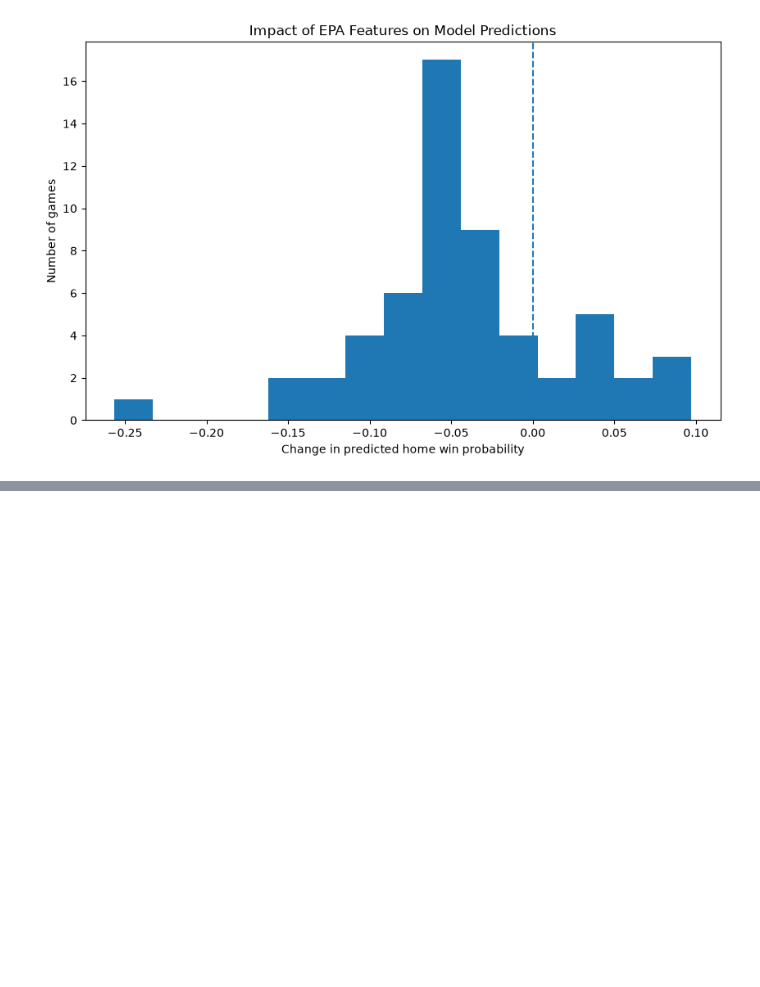
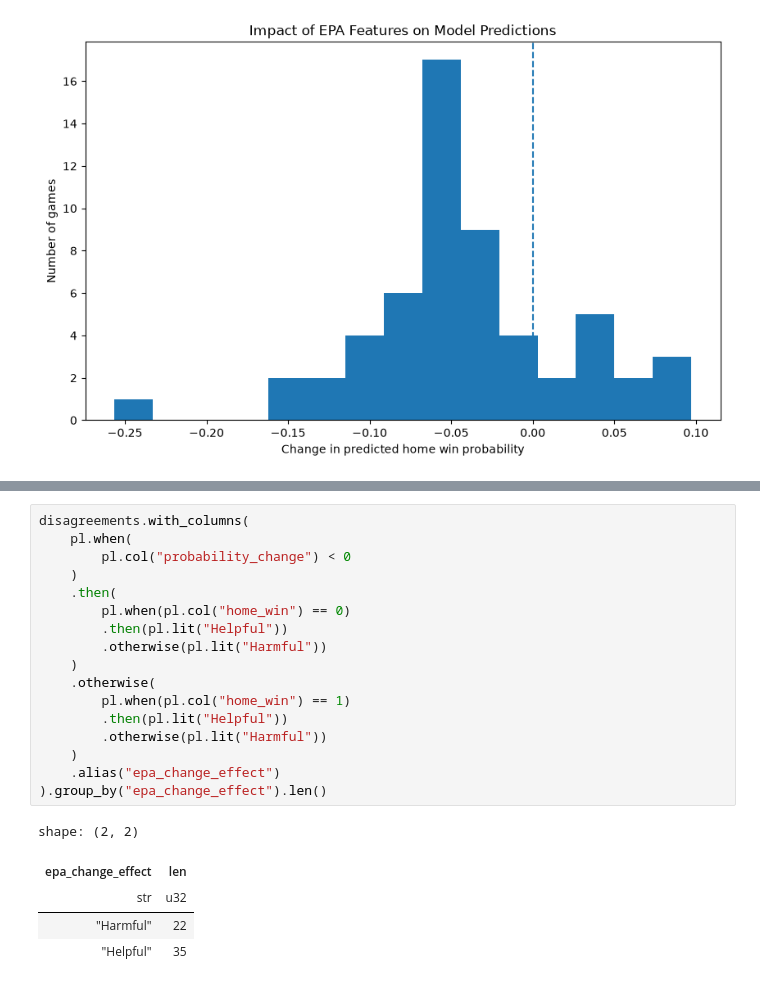
Before and after one commit to Joaquin2108/NFL-GamePredictor, a Jupyter notebook: Notebooks/modeling.ipynb, the cells around one changed output, grey strips where cells are left out. Saved outputs shown, nothing was run; the diff lists cells and outputs as text; blank space fills up the shorter version.

```diff
--- a/Notebooks/modeling.ipynb
+++ b/Notebooks/modeling.ipynb
@@ -870,0 +893,23 @@ shape: (57, 10)
+# %%
+disagreements.with_columns(
+    pl.when(
+        pl.col("probability_change") < 0
+    )
+    .then(
+        pl.when(pl.col("home_win") == 0)
+        .then(pl.lit("Helpful"))
+        .otherwise(pl.lit("Harmful"))
+    )
+    .otherwise(
+        pl.when(pl.col("home_win") == 1)
+        .then(pl.lit("Helpful"))
+        .otherwise(pl.lit("Harmful"))
+    )
+    .alias("epa_change_effect")
+).group_by("epa_change_effect").len()
+# %% [output]
+shape: (2, 2)
+| epa_change_effect | len |
+| str | u32 |
+| "Harmful" | 22 |
+| "Helpful" | 35 |
```
Also changed, not shown: parts of 4 cells of this notebook, 3 other files.
